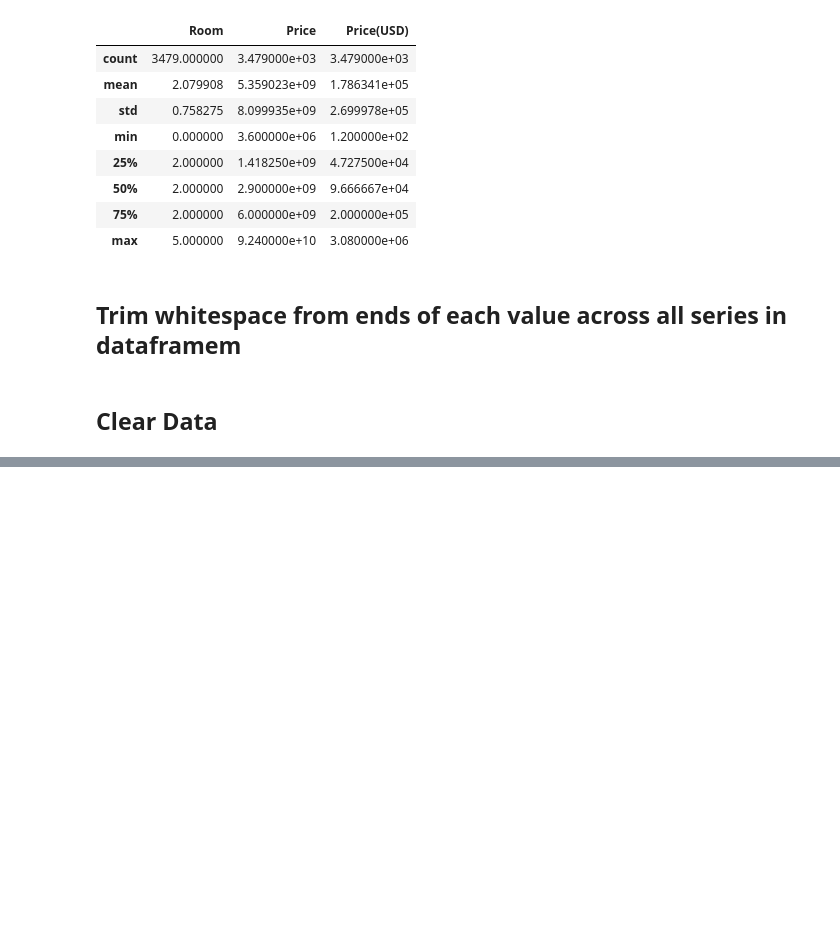
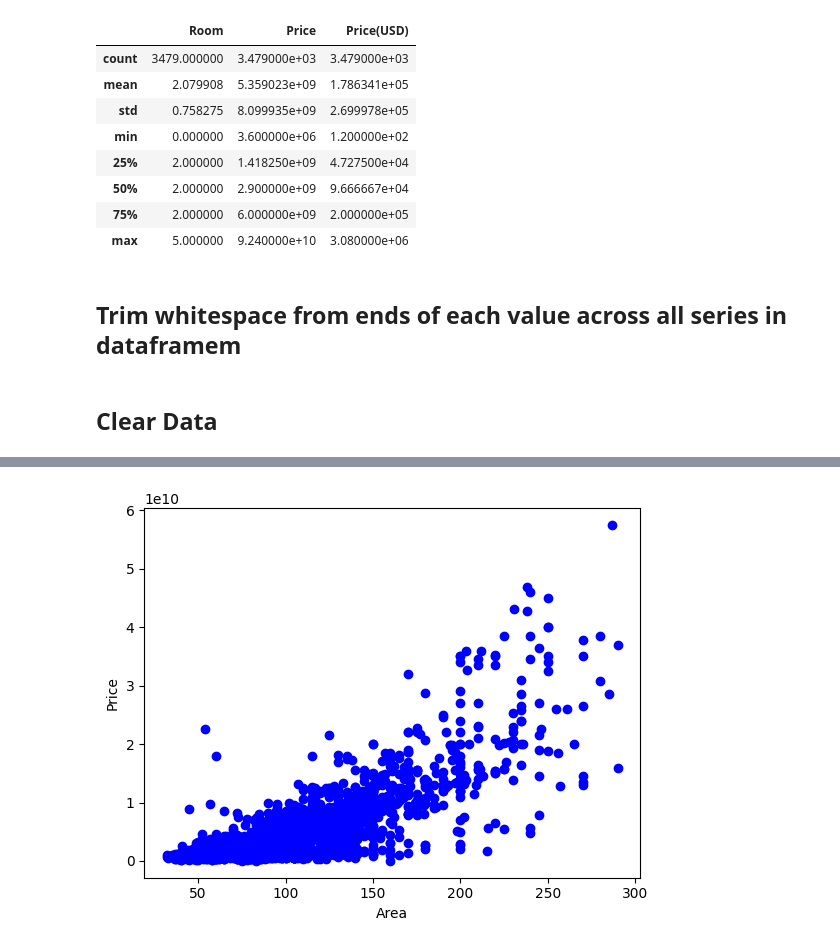
Before and after one commit to suicideland/Maktabkhooneh-Machine-Learning-with-Python, a Jupyter notebook: Season-2/House_Price.ipynb, the cells around one changed output, grey strips where cells are left out. Cells and saved outputs as stored; diff of their text form; code cells hidden in the pictures; blank space fills up the shorter version.

```diff
--- a/Season-2/House_Price.ipynb
+++ b/Season-2/House_Price.ipynb
@@ -65,0 +120,4 @@ df.describe()
+# %%
+msk = np.random.rand(len(df)) < 0.8
+train = cdf[msk]
+test = cdf[~msk]
@@ -65,0 +129,7 @@ df.describe()
+# %%
+plt.scatter(train.Area, train.Price,  color='blue')
+plt.xlabel("Area")
+plt.ylabel("Price")
+plt.show()
+# %% [output]
+[figure, added]
```
Also changed, not shown: parts of 16 cells of this notebook.
